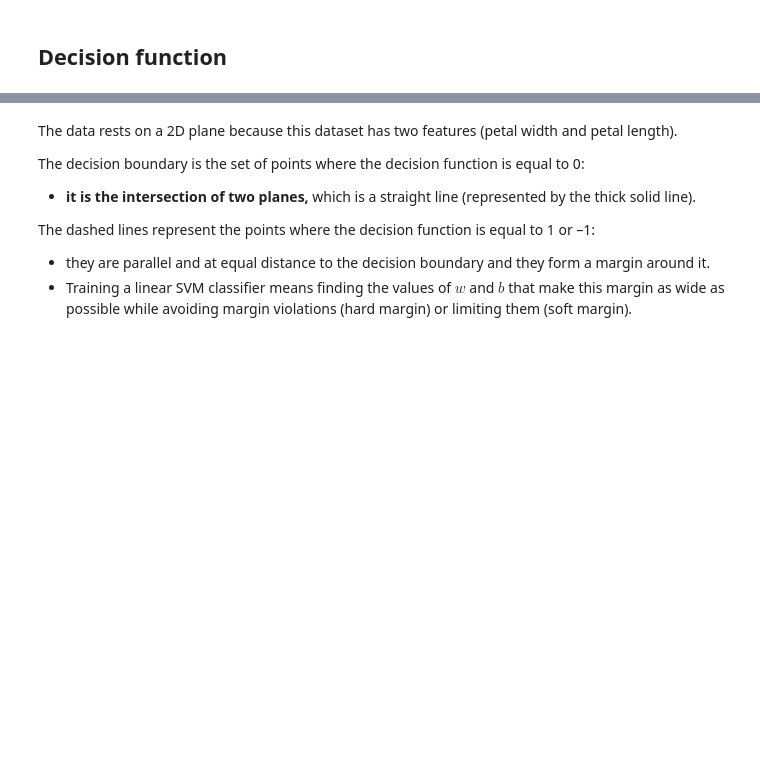
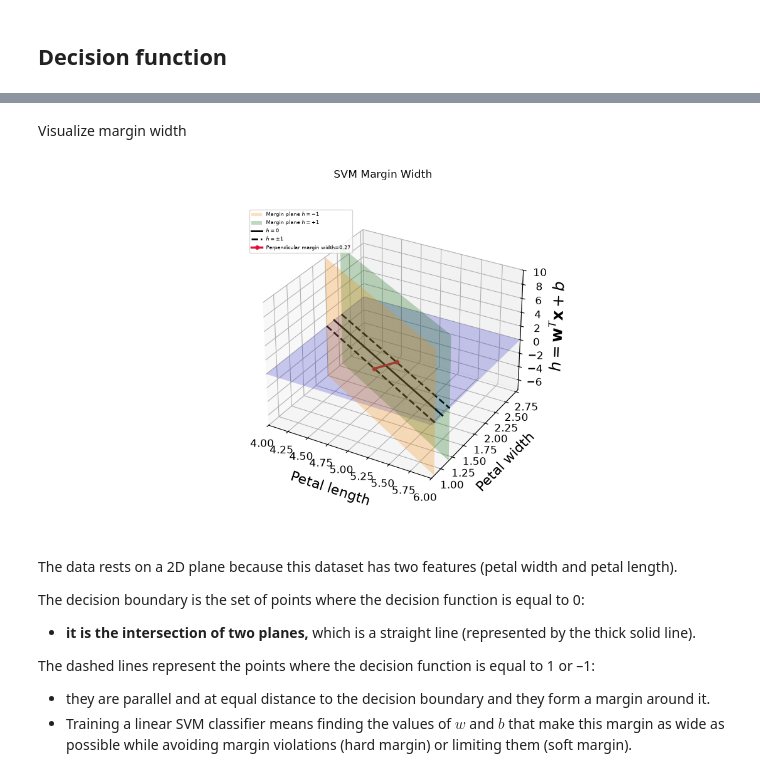
Before and after one commit to dg1223/UofT-SCS-3253-095-Machine-Learning, a Jupyter notebook: modules/module-6/Module 5 - Support Vector Machines - Update.ipynb, the cells around one changed output, grey strips where cells are left out. Saved outputs shown, nothing was run; the diff lists cells and outputs as text; code cells hidden in the pictures; blank space fills up the shorter version.

```diff
--- a/modules/module-6/Module 5 - Support Vector Machines - Update.ipynb
+++ b/modules/module-6/Module 5 - Support Vector Machines - Update.ipynb
@@ -517,3 +818,70 @@ plt.show()
+# %% [markdown]
+Visualize margin width
+# %%
+%matplotlib widget
+from mpl_toolkits.mplot3d import Axes3D
+
+iris = datasets.load_iris()
+X = iris["data"][:, (2, 3)]  # petal length, petal width
+y = (iris["target"] == 2).astype(np.float64)  # Iris virginica
+
+def plot_3D_decision_function_margin_width(ax, w, b, x1_lim=[4, 6], x2_lim=[0.8, 2.8]):
+    b = np.asarray(b).item()
+    x1_in_bounds = (X[:, 0] > x1_lim[0]) & (X[:, 0] < x1_lim[1])
+    X_crop = X[x1_in_bounds]
+    y_crop = y[x1_in_bounds]
+    x1s = np.linspace(x1_lim[0], x1_lim[1], 20)
+    x2s = np.linspace(x2_lim[0], x2_lim[1], 20)
+    x1, x2 = np.meshgrid(x1s, x2s)
+    ## middle hyperplane ##
+    # xs = np.c_[x1.ravel(), x2.ravel()]
+    # df = (xs.dot(w) + b).reshape(x1.shape)
+    ## middle hyperplane ##
+    boundary_x2s = -x1s*(w[0]/w[1])-b/w[1]
+    margin_x2s_minus = -x1s*(w[0]/w[1])-(b+1)/w[1]
+    margin_x2s_plus = -x1s*(w[0]/w[1])-(b-1)/w[1]
+    z_min, z_max = -7.5, 10
+    margin_x1, margin_z = np.meshgrid(x1s, np.linspace(z_min, z_max, 20))
+    margin_x2_minus = -margin_x1*(w[0]/w[1])-(b+1)/w[1]
+    margin_x2_plus = -margin_x1*(w[0]/w[1])-(b-1)/w[1]
+    ax.plot_surface(x1, x2, np.zeros_like(x1),
+                    color="b", alpha=0.2, cstride=100, rstride=100)
+    ax.plot_surface(margin_x1, margin_x2_minus, margin_z,
+                    color="darkorange", alpha=0.25, linewidth=0, label=r"Margin plane $h=-1$")
+    ax.plot_surface(margin_x1, margin_x2_plus, margin_z,
+                    color="darkgreen", alpha=0.25, linewidth=0, label=r"Margin plane $h=+1$")
+    ax.plot(x1s, boundary_x2s, np.zeros_like(x1s), "k-", linewidth=2, label=r"$h=0$")
+    ax.plot(x1s, margin_x2s_plus, np.zeros_like(x1s), "k--", linewidth=2, label=r"$h=\pm 1$")
+    ax.plot(x1s, margin_x2s_minus, np.zeros_like(x1s), "k--", linewidth=2)
+    # ax.plot_wireframe(x1, x2, df, alpha=0.3, color="k")   ## middle hyperplane ##
+    x1_center = np.mean(x1_lim)
+    x2_center = -(w[0]*x1_center + b) / w[1]
+    center = np.array([x1_center, x2_center, 0.0])
+    plane_normal = np.array([w[0], w[1], 0.0])
+    half_margin = plane_normal / np.dot(plane_normal, plane_normal)
+    margin_minus = center - half_margin
+    margin_plus = center + half_margin
+    margin_width = 2 / np.linalg.norm(w)
+    ax.plot([margin_minus[0], margin_plus[0]],
+            [margin_minus[1], margin_plus[1]], [margin_minus[2], margin_plus[2]], color="crimson",
+            linewidth=2.5, marker="o", markersize=4,
+             label=rf"Perpendicular margin width={margin_width:.2f}")
+    # ax.plot(X_crop[:, 0][y_crop==1], X_crop[:, 1][y_crop==1], np.zeros_like(X_crop[:, 0][y_crop==1]), "g^", alpha=0.35, markersize=5)
+    # ax.plot(X_crop[:, 0][y_crop==0], X_crop[:, 1][y_crop==0], np.zeros_like(X_crop[:, 0][y_crop==0]), "bs", alpha=0.35, markersize=5)
+    ax.axis(x1_lim + x2_lim + [z_min, z_max])
+    # ax.text(4.5, 2.5, 3.8, "Decision function $h$", fontsize=16)  ## middle hyperplane ##
+    ax.set_xlabel(r"Petal length", fontsize=16, labelpad=10)
+    ax.set_ylabel(r"Petal width", fontsize=16, labelpad=10)
+    ax.set_zlabel(r"$h = \mathbf{w}^T \mathbf{x} + b$", fontsize=18, labelpad=5)
+    ax.legend(loc="upper left", fontsize=6)
+
+fig = plt.figure(figsize=(11, 6))
+fig.suptitle("SVM Margin Width")
+ax1 = fig.add_subplot(111, projection='3d')
+plot_3D_decision_function_margin_width(ax1, w=svm_clf2.coef_[0], b=svm_clf2.intercept_[0])
+plt.show()
+# %% [output]
+[figure, added]
 # %% [markdown]
 The data rests on a 2D plane because this dataset has two features (petal width and petal length).
 
```
Also changed, not shown: parts of 24 cells of this notebook.
